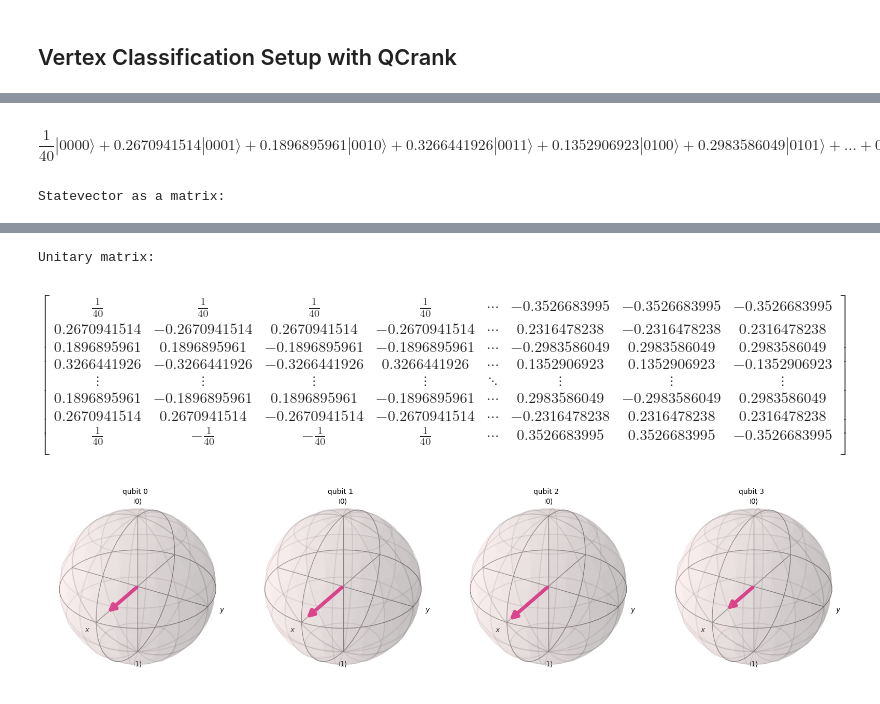
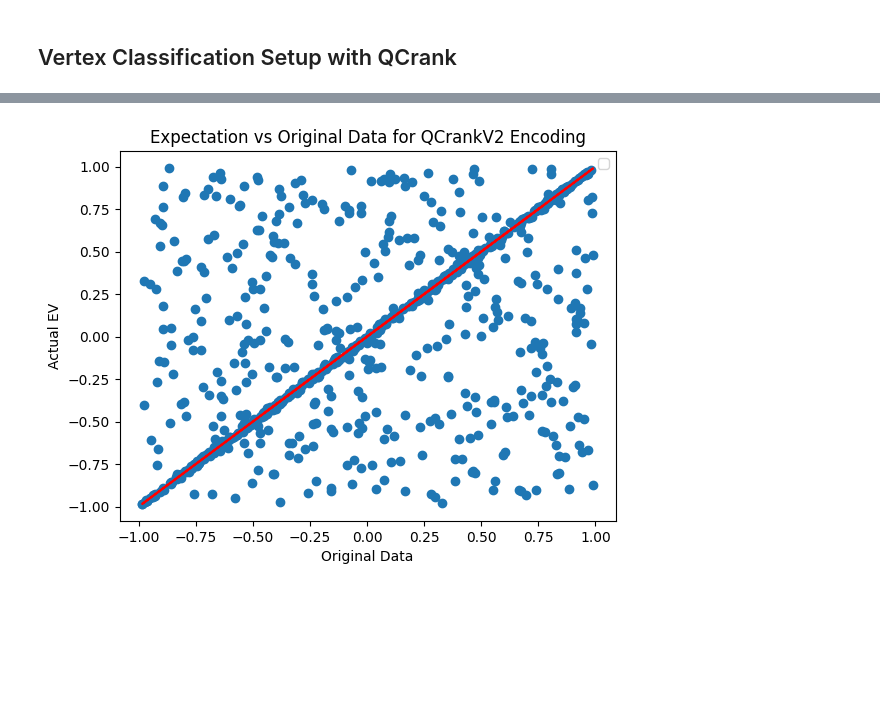
Before and after one commit to Burned357Waffles/Marching-Qubes-Thesis, a Jupyter notebook: ehands_qcrank_vertex_classification.ipynb, the cells around one changed output, grey strips where cells are left out. Cells and saved outputs as stored; diff of their text form; code cells hidden in the pictures; blank space fills up the shorter version.

```diff
--- a/ehands_qcrank_vertex_classification.ipynb
+++ b/ehands_qcrank_vertex_classification.ipynb
@@ -141,9 +155,6 @@ def ehands_addition(qc, q_a, q_b, weight, negation=False):
     :param negation: If True, negate the second qubit before addition
 
     :return: QuantumCircuit with the eHANDS addition applied
-
-    put offset into the weight
-
     """
     alpha = np.arccos(1 - 2 * weight)
 
@@ -263,3 +224,16 @@ def test_ehands_addition(x0, x1, negation):
 # %%
-test_ehands_addition(0.2, 0.5, negation=True)
+actual_evs = []
+theoretical_evs = []
+
+for _ in range(100):
+    input_values = (random.uniform(-0.99, 0.99), random.uniform(-0.99, 0.99), random.choice([True, False]))
+    #print(f"Testing with input values: {input_values}")
+    ev_actual, ev_theory = test_ehands_addition(input_values[0], input_values[1], negation=input_values[2])
+    actual_evs.append(ev_actual)
+    theoretical_evs.append(ev_theory)
+
+title = 'Actual vs Theoretical EVs for EHANDS Addition'
+x_label = 'Theoretical EV'
+y_label = 'Actual EV'
+plot_residuals(actual_evs, theoretical_evs, title, x_label, y_label)
 # %% [output]
@@ -432,15 +347,40 @@ def get_EV(counts, nq_addr, target_qubit=3):
 # Marching Cubes Vertex Classification
 iso_value = 0.5
 
-# Small sample data for testing
 n_cubes = 1
 n_data = n_cubes * 2**3
-data = np.linspace(-0.99, 0.99, n_data)
 
-encoding_args = encode_with_qcrank(data)
+actual_evs_list = []
+all_data_list = []
 
-print(encoding_args)
+for trial in range(100):
+    # generate random data between -0.99 and 0.99
+    data = np.random.uniform(-0.99, 0.99, n_data)
+    all_data_list.append(data)
 
-qc = encoding_args['data_circs'][0]
-state = display_statevector(qc)
+    # encode with QCrankV2
+    encoding_args = encode_with_qcrank(data)
+    qc = encoding_args['data_circs'][0]
+    nq_addr = encoding_args['nq_addr']
+    nq_data = encoding_args['nq_data']
+    data_qubit = nq_addr  # leftmost qubit
+
+    # Statevector for theoretical EVs
+    state = Statevector.from_instruction(qc)
+
+    # Measure circuit and get counts
+    qc.measure_all()
+    counts = run_sim_job(qc, n_shots=n_data * (2**12))
+
+    # Actual EVs from counts
+    actual_evs = get_EV(counts, nq_addr)
+    actual_evs_list.append(actual_evs)
+
+# Plot residuals
+actual_flat = np.concatenate(actual_evs_list)
+data_flat = np.concatenate(all_data_list)
+title = "Expectation vs Original Data for QCrankV2 Encoding"
+x_label = "Original Data"
+y_label = "Actual EV"
+plot_residuals(actual_flat, data_flat, title, x_label, y_label)
 # %% [output]
@@ -464,2 +387,0 @@ Statevector:
-$$\frac{1}{40} |0000\rangle+0.2670941514 |0001\rangle+0.1896895961 |0010\rangle+0.3266441926 |0011\rangle+0.1352906923 |0100\rangle+0.2983586049 |0101\rangle + \ldots +0.1352906923 |1011\rangle+0.3266441926 |1100\rangle+0.1896895961 |1101\rangle+0.2670941514 |1110\rangle+\frac{1}{40} |1111\rangle$$
-Statevector as a matrix:
@@ -478,14 +388 @@ $$
-Unitary matrix:
-$$
-\begin{bmatrix}
-\frac{1}{40} & \frac{1}{40} & \frac{1}{40} & \frac{1}{40} & \cdots & -0.3526683995 & -0.3526683995 & -0.3526683995  \\
- 0.2670941514 & -0.2670941514 & 0.2670941514 & -0.2670941514 & \cdots & 0.2316478238 & -0.2316478238 & 0.2316478238  \\
- 0.1896895961 & 0.1896895961 & -0.1896895961 & -0.1896895961 & \cdots & -0.2983586049 & 0.2983586049 & 0.2983586049  \\
- 0.3266441926 & -0.3266441926 & -0.3266441926 & 0.3266441926 & \cdots & 0.1352906923 & 0.1352906923 & -0.1352906923  \\
- \vdots & \vdots & \vdots & \vdots & \ddots & \vdots & \vdots & \vdots \\
- 0.1896895961 & -0.1896895961 & 0.1896895961 & -0.1896895961 & \cdots & 0.2983586049 & -0.2983586049 & 0.2983586049  \\
- 0.2670941514 & 0.2670941514 & -0.2670941514 & -0.2670941514 & \cdots & -0.2316478238 & 0.2316478238 & 0.2316478238  \\
- \frac{1}{40} & - \frac{1}{40} & - \frac{1}{40} & \frac{1}{40} & \cdots & 0.3526683995 & 0.3526683995 & -0.3526683995  \\
- \end{bmatrix}
-$$
-[figure, old version]
+[figure, new version]
```
Also changed, not shown: parts of 11 cells of this notebook.
